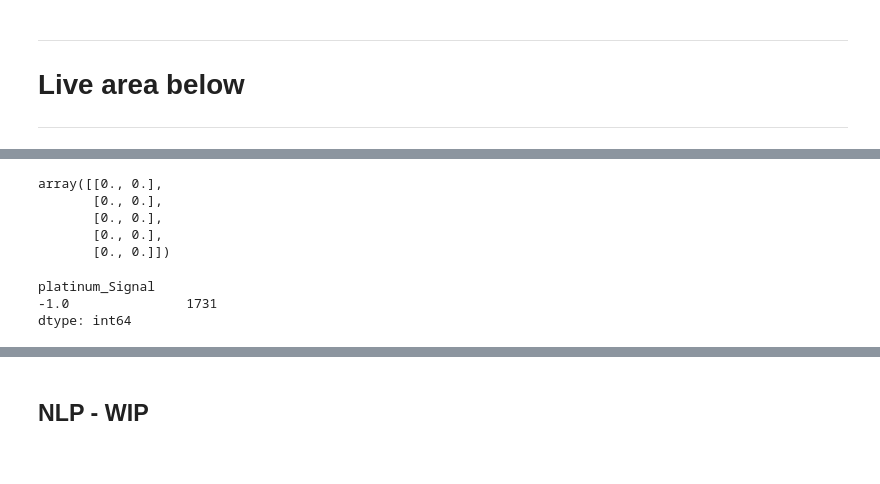
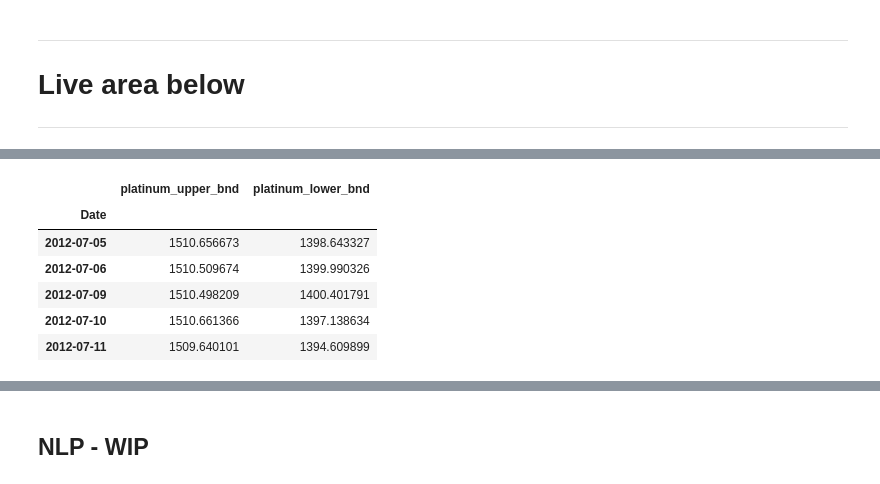
Before and after one commit to Femi-0/Commodities_Futures_Contracts_Generator, a Jupyter notebook: Commodities_Futures_Contracts_Generator.ipynb, the cells around one changed output, grey strips where cells are left out. Saved outputs shown, nothing was run; the diff lists cells and outputs as text; code cells hidden in the pictures.

```diff
--- a/Commodities_Futures_Contracts_Generator.ipynb
+++ b/Commodities_Futures_Contracts_Generator.ipynb
@@ -313,8 +281,6 @@ def preprocess_sma_signals(signals_df,label,offset_years):
 # %% [markdown]
 ### 3.1.2 Bollinger Bands
 # %%
-# Bollinger bands signal data preprocessing
-
 def preprocess_bllg_signals(signals_df,label,offset_years):
   # Prepare the data
 
@@ -344,7 +310,7 @@ def preprocess_bllg_signals(signals_df,label,offset_years):
   #scale data
 
   # Create a StandardScaler instance
-  scaler = StandardScaler()
+  scaler = MinMaxScaler()
 
   # Apply the scaler model to fit the X-train data
   X_scaler = scaler.fit(X_train)
@@ -655,14 +613,10 @@ array([[1.14616965, 1.20367162],
 # %%
-X_train_scaled[:5]
+X[:5]
 # %% [output]
-array([[0., 0.],
-       [0., 0.],
-       [0., 0.],
-       [0., 0.],
-       [0., 0.]])
+|  | platinum_upper_bnd | platinum_lower_bnd |
+| Date |  |  |
+| 2012-07-05 | 1510.656673 | 1398.643327 |
+| 2012-07-06 | 1510.509674 | 1399.990326 |
+| 2012-07-09 | 1510.498209 | 1400.401791 |
+| 2012-07-10 | 1510.661366 | 1397.138634 |
+| 2012-07-11 | 1509.640101 | 1394.609899 |
-# %%
-y_train.value_counts()
-# %% [output]
-platinum_Signal
--1.0               1731
-dtype: int64
```
Also changed, not shown: parts of 36 cells of this notebook.
